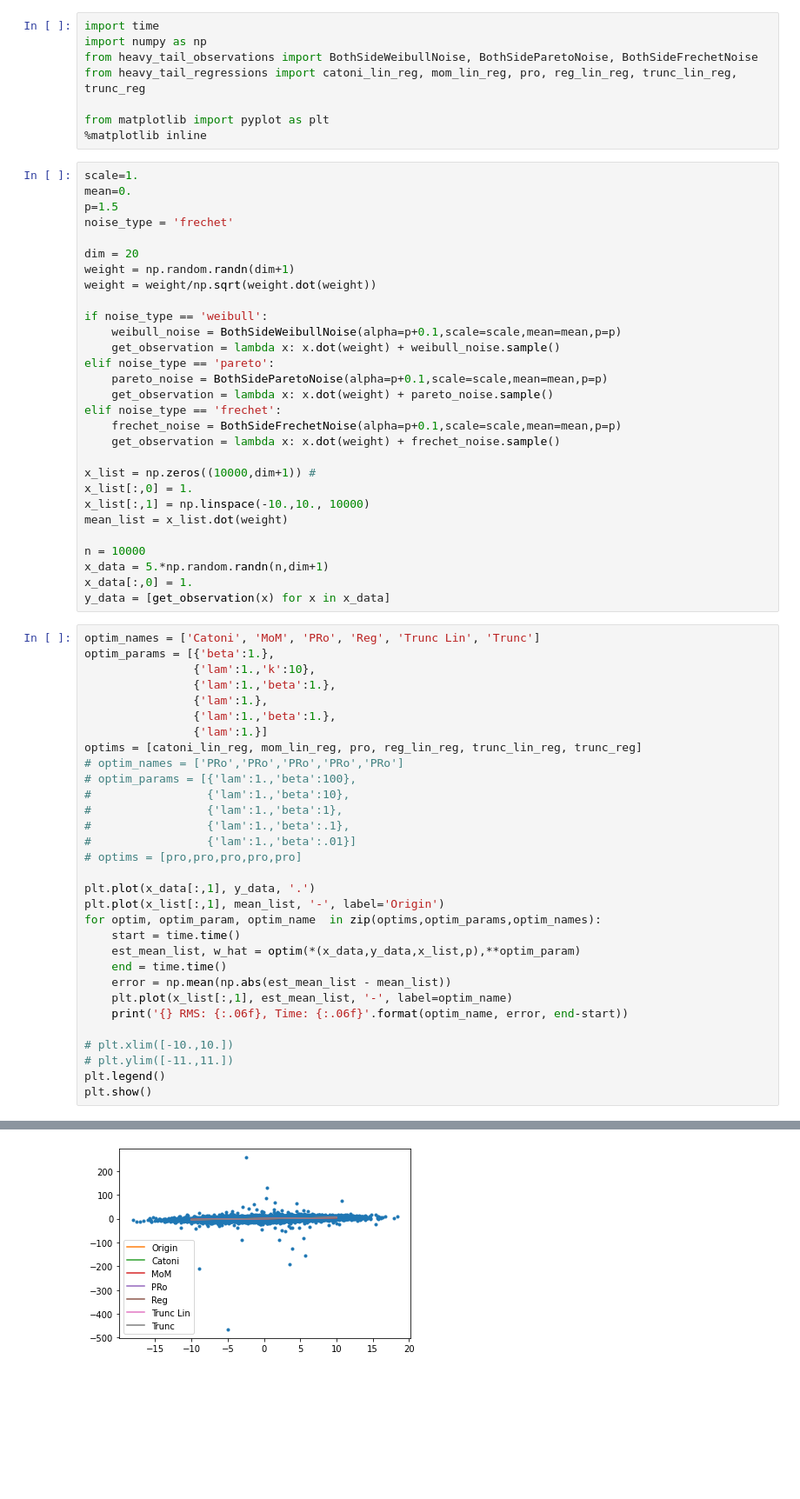
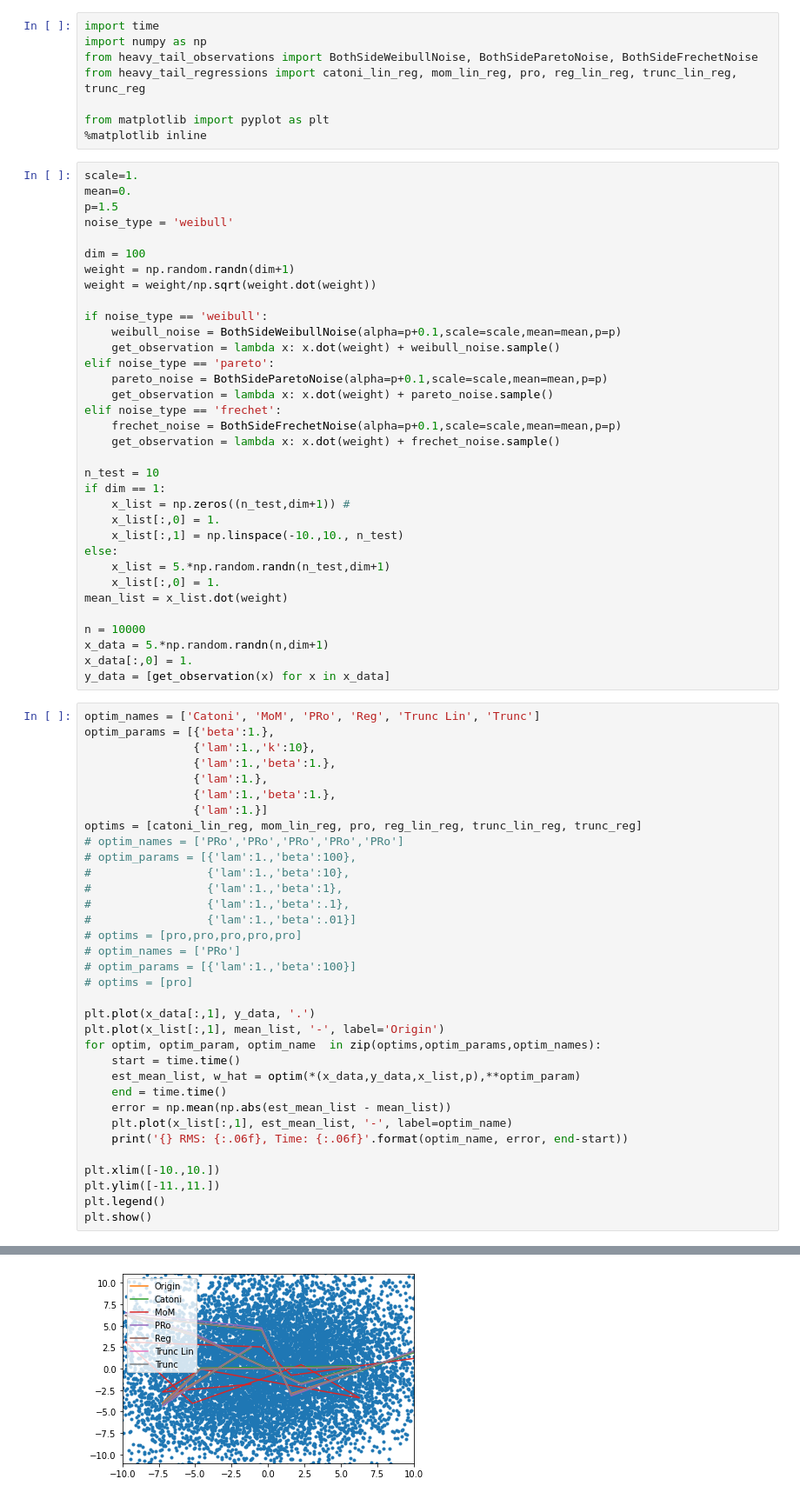
Before and after one commit to kyungjaelee/proof_linear_bandit, a Jupyter notebook: heavy_tailed_regression.ipynb, the cells around one changed output, grey strips where cells are left out. Shown at 87% size. Drawn from its saved outputs; the diff is of its cells as text; blank space fills up the shorter version.

```diff
--- a/heavy_tailed_regression.ipynb
+++ b/heavy_tailed_regression.ipynb
@@ -10,9 +10,9 @@ from matplotlib import pyplot as plt
 scale=1.
 mean=0.
 p=1.5
-noise_type = 'frechet'
+noise_type = 'weibull'
 
-dim = 20
+dim = 100
 weight = np.random.randn(dim+1)
 weight = weight/np.sqrt(weight.dot(weight))
 
@@ -26,9 +26,14 @@ elif noise_type == 'frechet':
     frechet_noise = BothSideFrechetNoise(alpha=p+0.1,scale=scale,mean=mean,p=p)
     get_observation = lambda x: x.dot(weight) + frechet_noise.sample()
 
-x_list = np.zeros((10000,dim+1)) #
-x_list[:,0] = 1.
-x_list[:,1] = np.linspace(-10.,10., 10000)
+n_test = 10
+if dim == 1:
+    x_list = np.zeros((n_test,dim+1)) #
+    x_list[:,0] = 1.
+    x_list[:,1] = np.linspace(-10.,10., n_test)
+else:
+    x_list = 5.*np.random.randn(n_test,dim+1)
+    x_list[:,0] = 1.
 mean_list = x_list.dot(weight)
 
 n = 10000
@@ -51,6 +56,9 @@ optims = [catoni_lin_reg, mom_lin_reg, pro, reg_lin_reg, trunc_lin_reg, trunc_re
 #                 {'lam':1.,'beta':.1},
 #                 {'lam':1.,'beta':.01}]
 # optims = [pro,pro,pro,pro,pro]
+# optim_names = ['PRo']
+# optim_params = [{'lam':1.,'beta':100}]
+# optims = [pro]
 
 plt.plot(x_data[:,1], y_data, '.')
 plt.plot(x_list[:,1], mean_list, '-', label='Origin')
@@ -62,8 +70,8 @@ for optim, optim_param, optim_name  in zip(optims,optim_params,optim_names):
     plt.plot(x_list[:,1], est_mean_list, '-', label=optim_name)
     print('{} RMS: {:.06f}, Time: {:.06f}'.format(optim_name, error, end-start))
 
-# plt.xlim([-10.,10.])
-# plt.ylim([-11.,11.])
+plt.xlim([-10.,10.])
+plt.ylim([-11.,11.])
 plt.legend()
 plt.show()
 # %% [output]
@@ -76 +84 @@ Trunc RMS: 0.051787, Time: 8.101502
-[figure, old version]
+[figure, new version]
```
Also changed, not shown: parts of 1 cell of this notebook, 21 other files.
